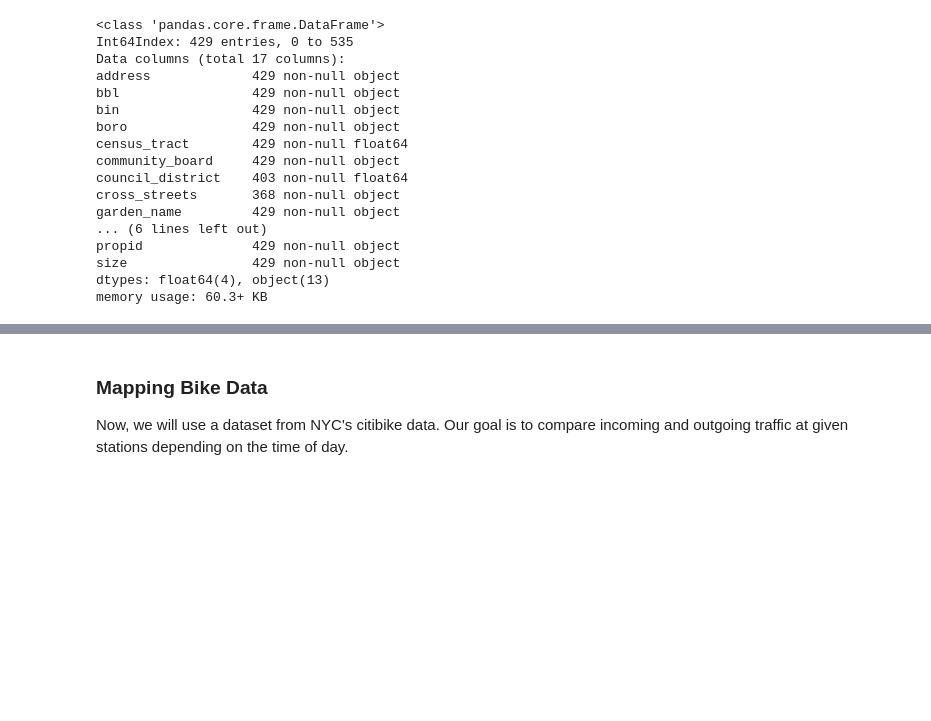
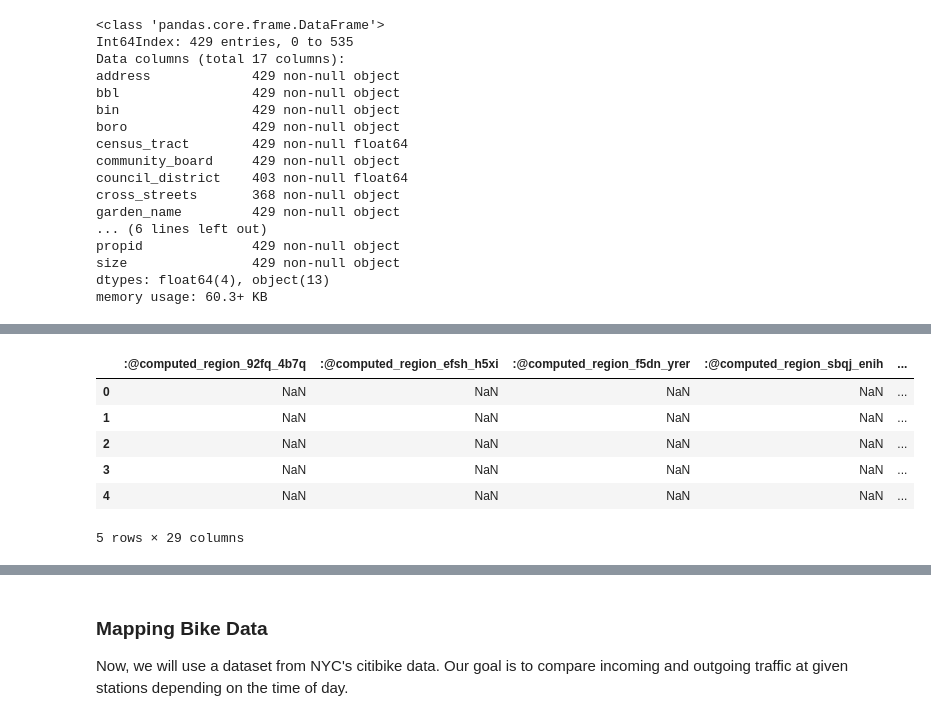
Before and after one commit to DataandDesign/datadesign.github.io, a Jupyter notebook: 03-Folium.ipynb, the cells around one changed output, grey strips where cells are left out. Drawn from its saved outputs; the diff is of its cells as text; code cells hidden in the pictures; blank space fills up the shorter version.

```diff
--- a/03-Folium.ipynb
+++ b/03-Folium.ipynb
@@ -209,0 +263,10 @@ m
+# %%
+popo.head()
+# %% [output]
+|  | :@computed_region_92fq_4b7q | :@computed_region_efsh_h5xi | :@computed_region_f5dn_yrer | :@computed_region_sbqj_enih | ... |
+| 0 | NaN | NaN | NaN | NaN | ... |
+| 1 | NaN | NaN | NaN | NaN | ... |
+| 2 | NaN | NaN | NaN | NaN | ... |
+| 3 | NaN | NaN | NaN | NaN | ... |
+| 4 | NaN | NaN | NaN | NaN | ... |
+5 rows × 29 columns
```
Also changed, not shown: parts of 14 cells of this notebook, 15 other files.
